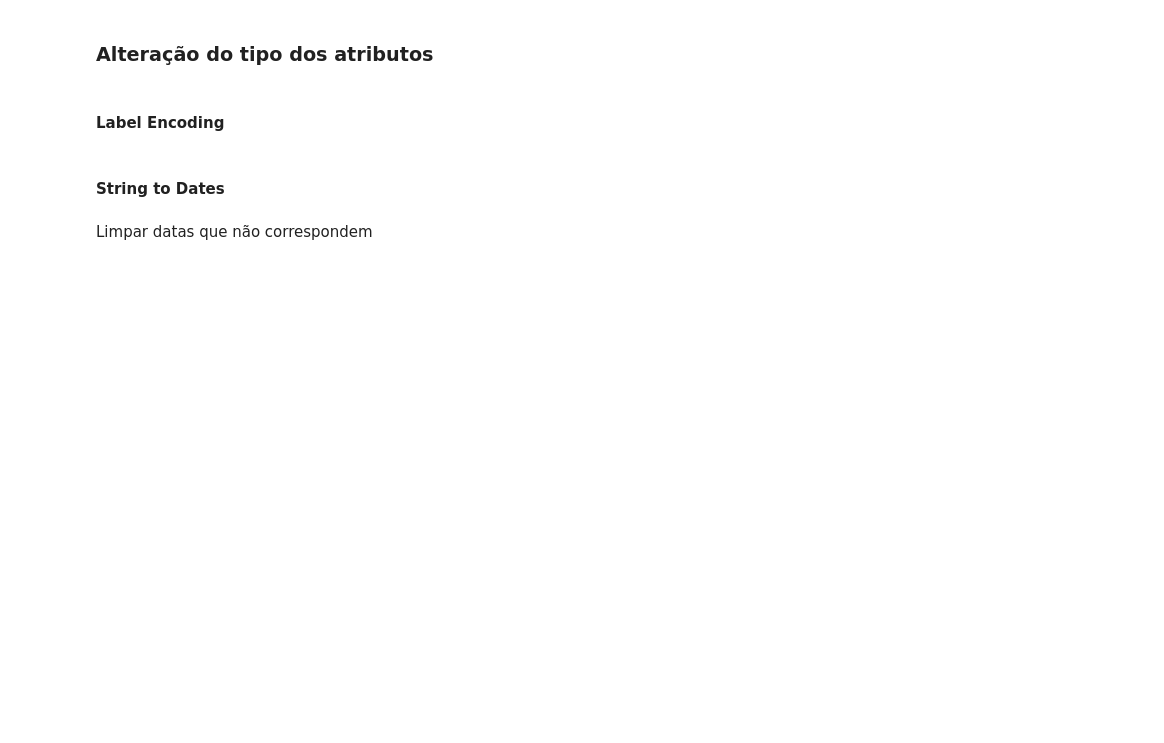
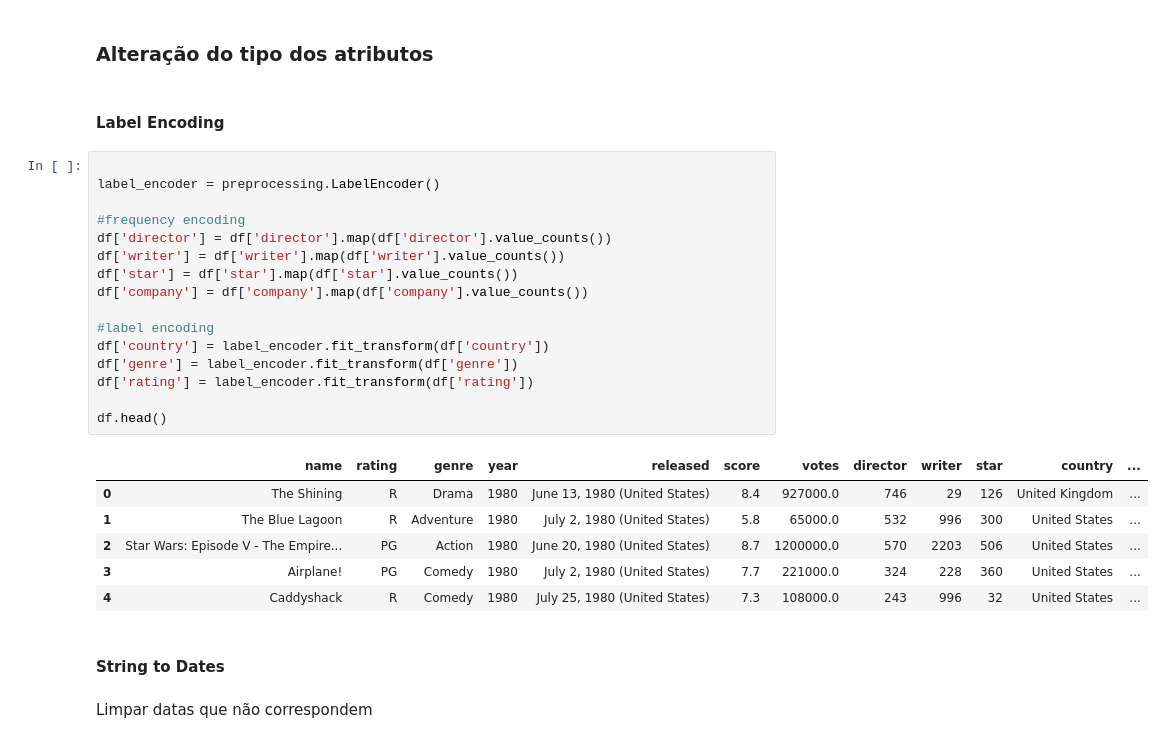
Before and after one commit to vascoliveira2511/DAA, a Jupyter notebook: trabalho/cinema.ipynb, the cells around one changed output. Drawn from its saved outputs; the diff is of its cells as text; blank space fills up the shorter version.

```diff
--- a/trabalho/cinema.ipynb
+++ b/trabalho/cinema.ipynb
@@ -176,6 +177,29 @@ df.reset_index(drop=True, inplace=True)
 ### Alteração do tipo dos atributos
 # %% [markdown]
 #### Label Encoding
+# %%
+
+label_encoder = preprocessing.LabelEncoder()
+
+#frequency encoding
+df['director'] = df['director'].map(df['director'].value_counts())
+df['writer'] = df['writer'].map(df['writer'].value_counts())
+df['star'] = df['star'].map(df['star'].value_counts())
+df['company'] = df['company'].map(df['company'].value_counts())
+
+#label encoding
+df['country'] = label_encoder.fit_transform(df['country'])
+df['genre'] = label_encoder.fit_transform(df['genre'])
+df['rating'] = label_encoder.fit_transform(df['rating'])
+
+df.head()
+# %% [output]
+|  | name | rating | genre | year | released | score | votes | director | writer | star | country | ... |
+| 0 | The Shining | R | Drama | 1980 | June 13, 1980 (United States) | 8.4 | 927000.0 | 746 | 29 | 126 | United Kingdom | ... |
+| 1 | The Blue Lagoon | R | Adventure | 1980 | July 2, 1980 (United States) | 5.8 | 65000.0 | 532 | 996 | 300 | United States | ... |
+| 2 | Star Wars: Episode V - The Empire... | PG | Action | 1980 | June 20, 1980 (United States) | 8.7 | 1200000.0 | 570 | 2203 | 506 | United States | ... |
+| 3 | Airplane! | PG | Comedy | 1980 | July 2, 1980 (United States) | 7.7 | 221000.0 | 324 | 228 | 360 | United States | ... |
+| 4 | Caddyshack | R | Comedy | 1980 | July 25, 1980 (United States) | 7.3 | 108000.0 | 243 | 996 | 32 | United States | ... |
 # %% [markdown]
 #### String to Dates
 # %% [markdown]
```
Also changed, not shown: parts of 10 cells of this notebook, 1 other file.
